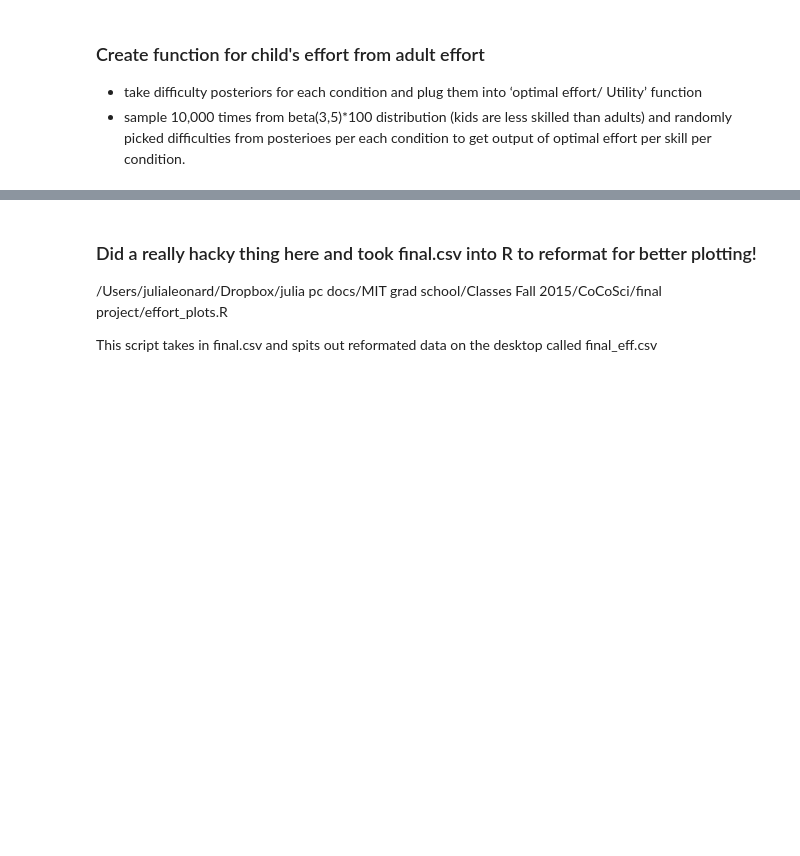
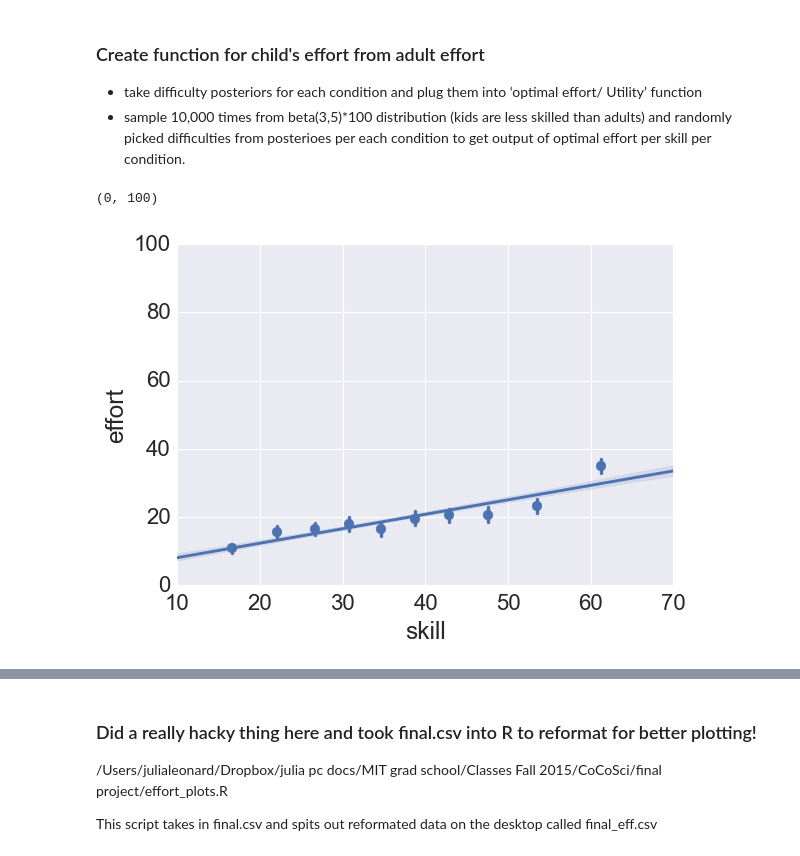
Before and after one commit to jlnrd/Effort, a Jupyter notebook: Effort_cogsci_2017.ipynb, the cells around one changed output, grey strips where cells are left out. Cells and saved outputs as stored; diff of their text form; code cells hidden in the pictures; blank space fills up the shorter version.

```diff
--- a/Effort_cogsci_2017.ipynb
+++ b/Effort_cogsci_2017.ipynb
@@ -228,6 +234,20 @@ def get_your_effort(reward, cost, diff):  #model for planning. Takes in diff, sk
         sampled_skill.append(s)
 
     return sampled_effort, sampled_skill
+# %%
+diff = np.random.beta(.3,.3,size=10000)*100
+reward = 30
+cost = .17
+effort_baseline,skill_baseline = get_your_effort(reward,cost,diff)
+# %%
+plt.figure()
+sns.regplot(np.array(skill_baseline), np.array(effort_baseline), x_bins=10)
+plt.xlabel('skill')
+plt.ylabel('effort')
+plt.ylim([0,100])
+# %% [output]
+(0, 100)
+[figure, added]
 # %%
 reward = 30
 cost = .17
```
Also changed, not shown: parts of 7 cells of this notebook.
